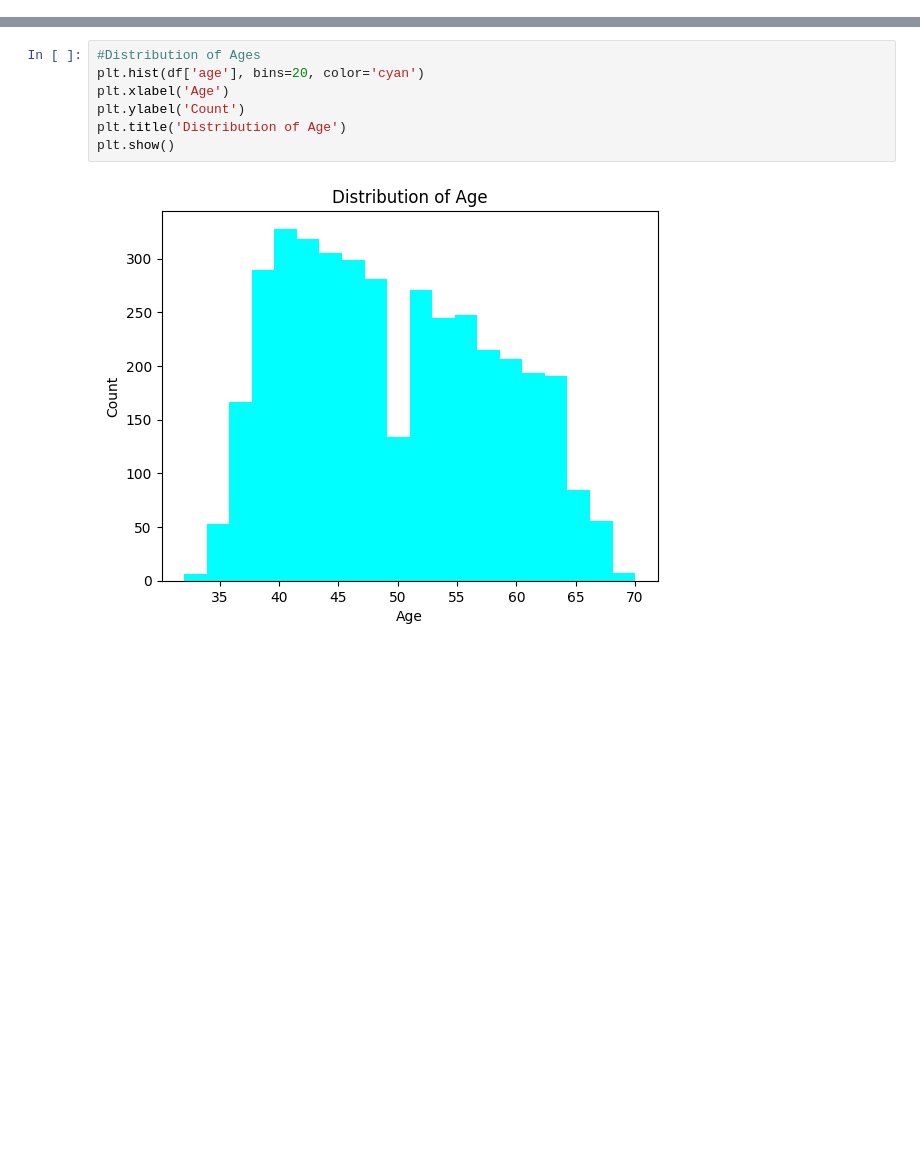
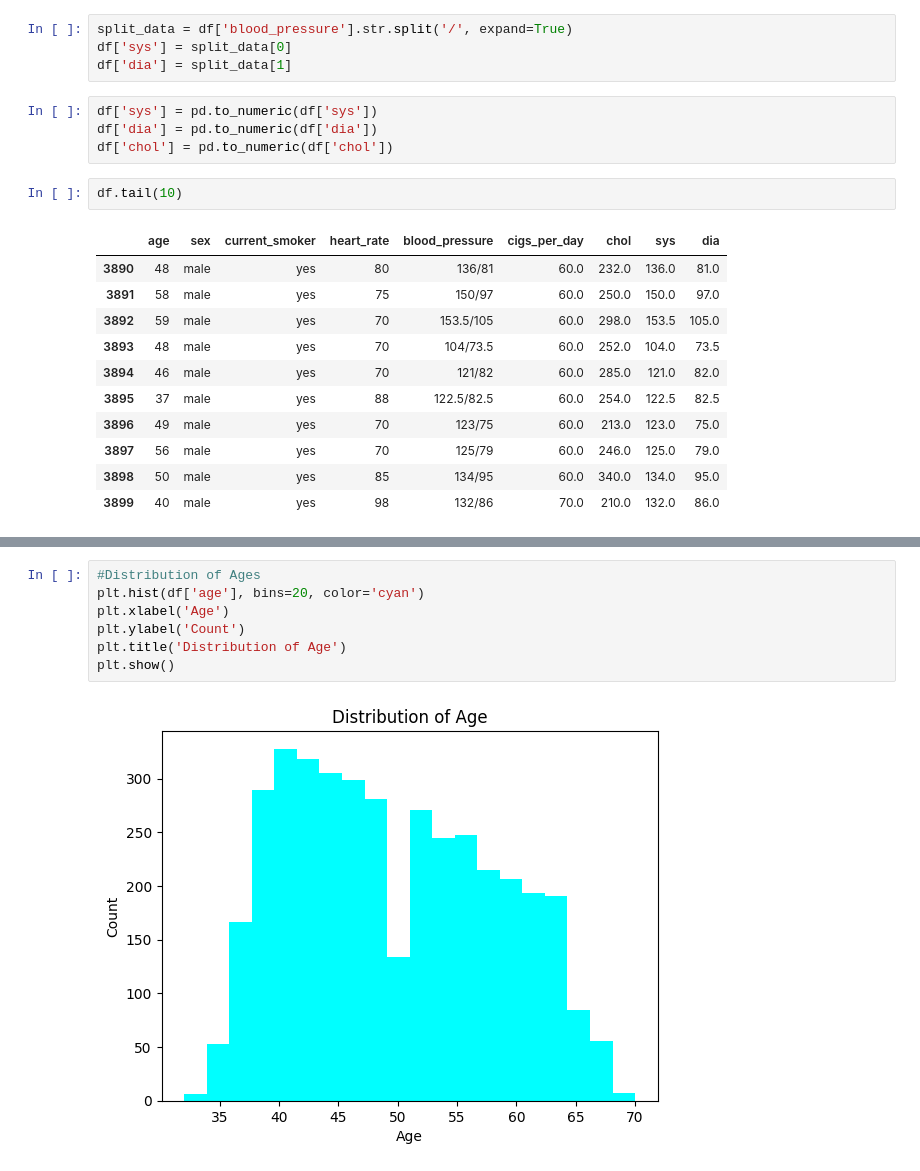
Before and after one commit to 254Bit/SmokersHealthData, a Jupyter notebook: smokers_data.ipynb, the cells around one changed output, grey strips where cells are left out. Cells and saved outputs as stored; diff of their text form; blank space fills up the shorter version.

```diff
--- a/smokers_data.ipynb
+++ b/smokers_data.ipynb
@@ -26,3 +36,25 @@ df
+# %%
+split_data = df['blood_pressure'].str.split('/', expand=True)
+df['sys'] = split_data[0]
+df['dia'] = split_data[1]
+# %%
+df['sys'] = pd.to_numeric(df['sys'])
+df['dia'] = pd.to_numeric(df['dia'])
+df['chol'] = pd.to_numeric(df['chol'])
+# %%
+df.tail(10)
+# %% [output]
+|  | age | sex | current_smoker | heart_rate | blood_pressure | cigs_per_day | chol | sys | dia |
+| 3890 | 48 | male | yes | 80 | 136/81 | 60.0 | 232.0 | 136.0 | 81.0 |
+| 3891 | 58 | male | yes | 75 | 150/97 | 60.0 | 250.0 | 150.0 | 97.0 |
+| 3892 | 59 | male | yes | 70 | 153.5/105 | 60.0 | 298.0 | 153.5 | 105.0 |
+| 3893 | 48 | male | yes | 70 | 104/73.5 | 60.0 | 252.0 | 104.0 | 73.5 |
+| 3894 | 46 | male | yes | 70 | 121/82 | 60.0 | 285.0 | 121.0 | 82.0 |
+| 3895 | 37 | male | yes | 88 | 122.5/82.5 | 60.0 | 254.0 | 122.5 | 82.5 |
+| 3896 | 49 | male | yes | 70 | 123/75 | 60.0 | 213.0 | 123.0 | 75.0 |
+| 3897 | 56 | male | yes | 70 | 125/79 | 60.0 | 246.0 | 125.0 | 79.0 |
+| 3898 | 50 | male | yes | 85 | 134/95 | 60.0 | 340.0 | 134.0 | 95.0 |
+| 3899 | 40 | male | yes | 98 | 132/86 | 70.0 | 210.0 | 132.0 | 86.0 |
 # %%
 df.info()
 # %% [output]
```
Also changed, not shown: parts of 8 cells of this notebook.
